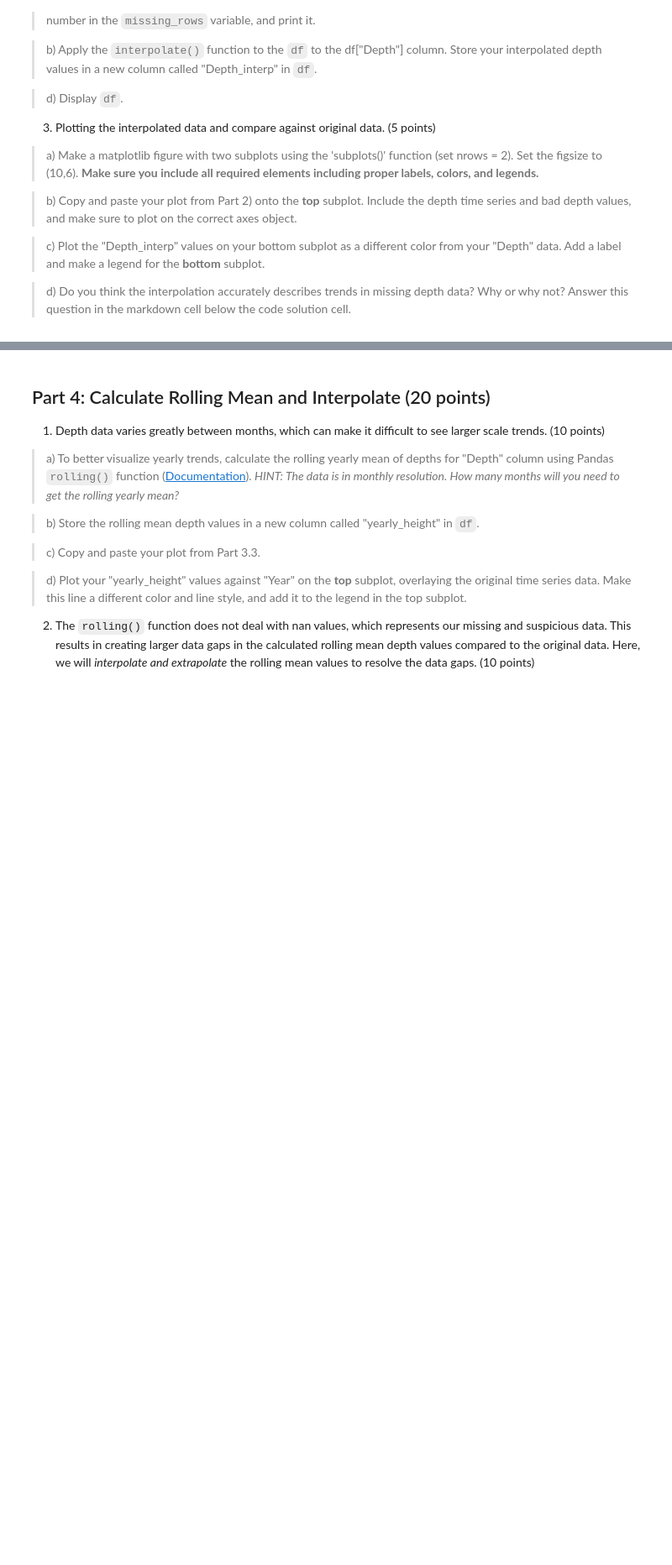
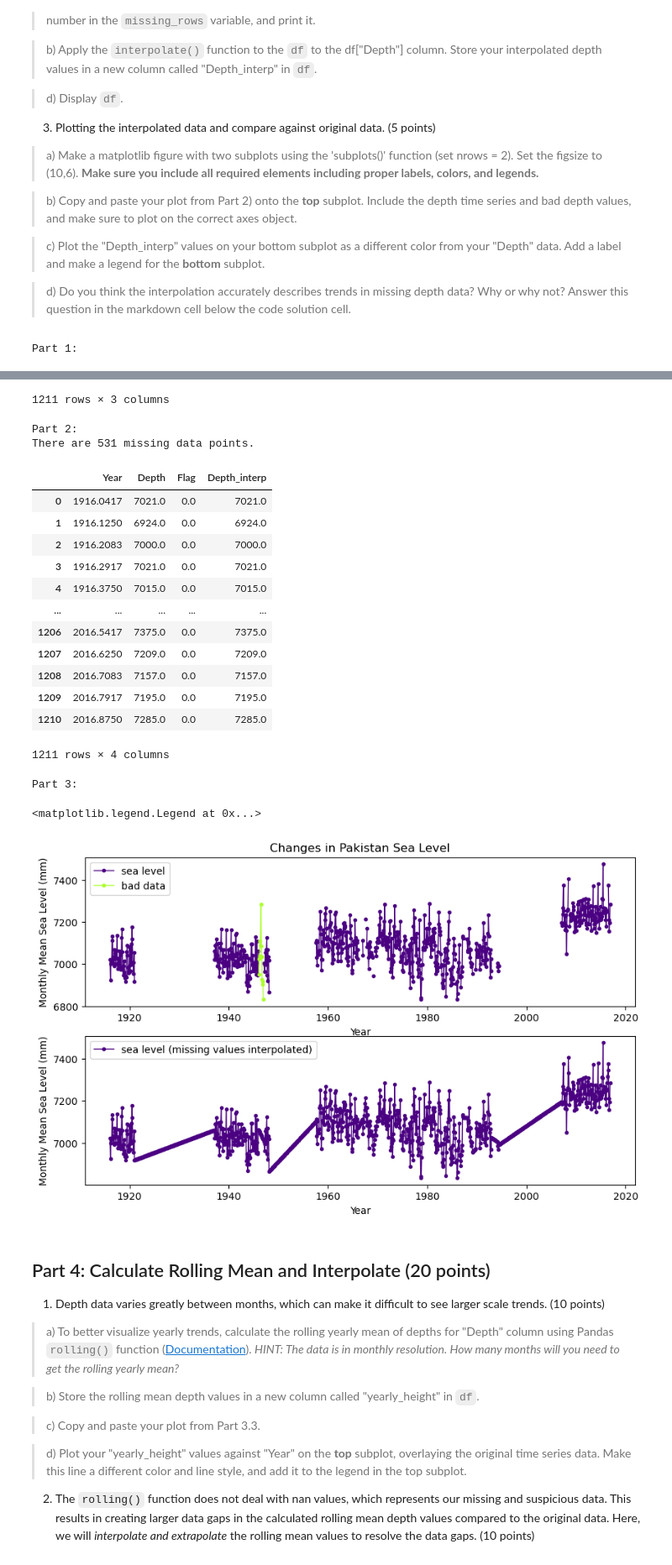
Before and after one commit to zoemae/homework4_student, a Jupyter notebook: HW4.ipynb, the cells around one changed output, grey strips where cells are left out. Shown at 84% size. Drawn from its saved outputs; the diff is of its cells as text; code cells hidden in the pictures; blank space fills up the shorter version.

```diff
--- a/HW4.ipynb
+++ b/HW4.ipynb
@@ -239,0 +277,60 @@ print('Part 3: ')
+# %%
+## Part 3
+print('Part 1: ')
+# your code
+list_of_columns = [year_month, depth_mm, data_flag]
+list_data = np.transpose(list_of_columns)
+
+#create dataframe
+df = pd.DataFrame(data = list_data, columns=['Year','Depth','Flag'])
+
+# answer variables
+list_data = list_data
+df = df
+
+# display
+display(df)
+
+print('Part 2: ')
+# your code
+
+#use .loc to get indices of nan depth values
+null_inds = df['Depth'].loc[df['Depth'].isnull()]
+
+#find length of nan values and store in new var
+missing_rows = len(null_inds)
+
+#interpolate
+df['Depth_interp'] = df['Depth'].interpolate(method='linear')
+
+# answer variables
+missing_rows = missing_rows
+
+# print and display
+print("There are", missing_rows, "missing data points.")
+display(df)
+
+print('Part 3: ')
+# your code to plot
+
+#plot from part 2 copied and pasted
+fig, ax = plt.subplots(nrows=2, figsize = (10,6))
+ax[0].plot(year_month, depth_mm, 'o-', color='indigo', linewidth='1', markersize='3', label='sea level')
+ax[0].plot(badyears, baddepths, 'o-', color='greenyellow', linewidth='1', markersize='3', label = 'bad data')
+ax[0].set_xlabel('Year')
+ax[0].set_ylabel('Monthly Mean Sea Level (mm)')
+ax[0].set_title('Changes in Pakistan Sea Level')
+ax[0].legend()
+
+#additional plot
+
+#create depth interp var
+depth_interp = df['Depth_interp']
+
+#plot
+ax[1].plot(year_month, depth_interp, 'o-', color='indigo', linewidth='1', markersize='3', label='sea level (missing values interpolated)')
+ax[1].set_xlabel('Year')
+ax[1].set_ylabel('Monthly Mean Sea Level (mm)')
+ax[1].legend()
+# %% [output]
+Part 1:
@@ -240,3 +349,22 @@ print('Part 3: ')
+1211 rows × 3 columns
+Part 2:
+There are 531 missing data points.
+|  | Year | Depth | Flag | Depth_interp |
+| 0 | 1916.0417 | 7021.0 | 0.0 | 7021.0 |
+| 1 | 1916.1250 | 6924.0 | 0.0 | 6924.0 |
+| 2 | 1916.2083 | 7000.0 | 0.0 | 7000.0 |
+| 3 | 1916.2917 | 7021.0 | 0.0 | 7021.0 |
+| 4 | 1916.3750 | 7015.0 | 0.0 | 7015.0 |
+| ... | ... | ... | ... | ... |
+| 1206 | 2016.5417 | 7375.0 | 0.0 | 7375.0 |
+| 1207 | 2016.6250 | 7209.0 | 0.0 | 7209.0 |
+| 1208 | 2016.7083 | 7157.0 | 0.0 | 7157.0 |
+| 1209 | 2016.7917 | 7195.0 | 0.0 | 7195.0 |
+| 1210 | 2016.8750 | 7285.0 | 0.0 | 7285.0 |
+1211 rows × 4 columns
+Part 3:
+<matplotlib.legend.Legend at 0x...>
+[figure, added]
 # %% [markdown]
 ## Part 4: Calculate Rolling Mean and Interpolate (20 points)
 1) Depth data varies greatly between months, which can make it difficult to see larger scale trends. (10 points)
```
Also changed, not shown: parts of 12 cells of this notebook, 1 other file.
